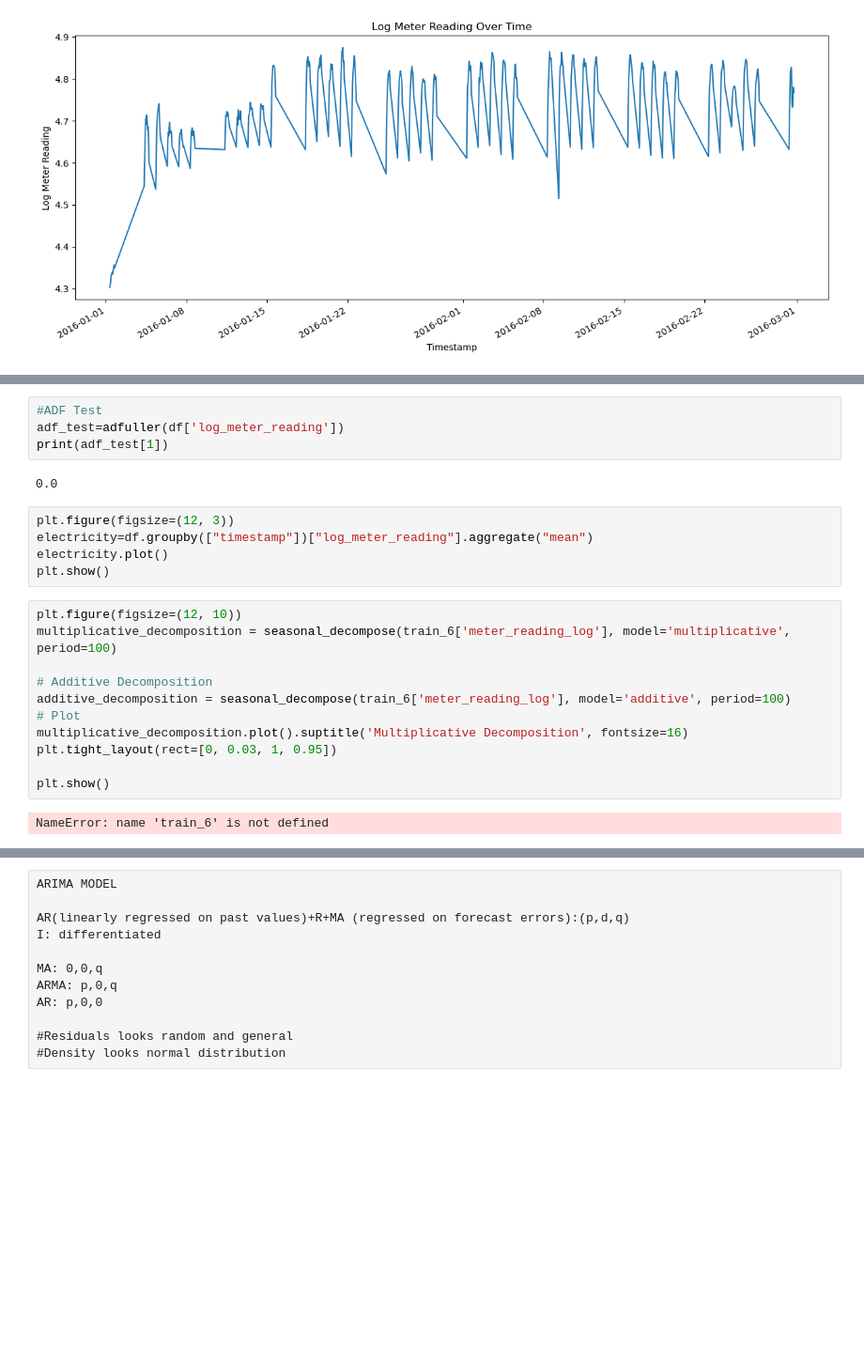
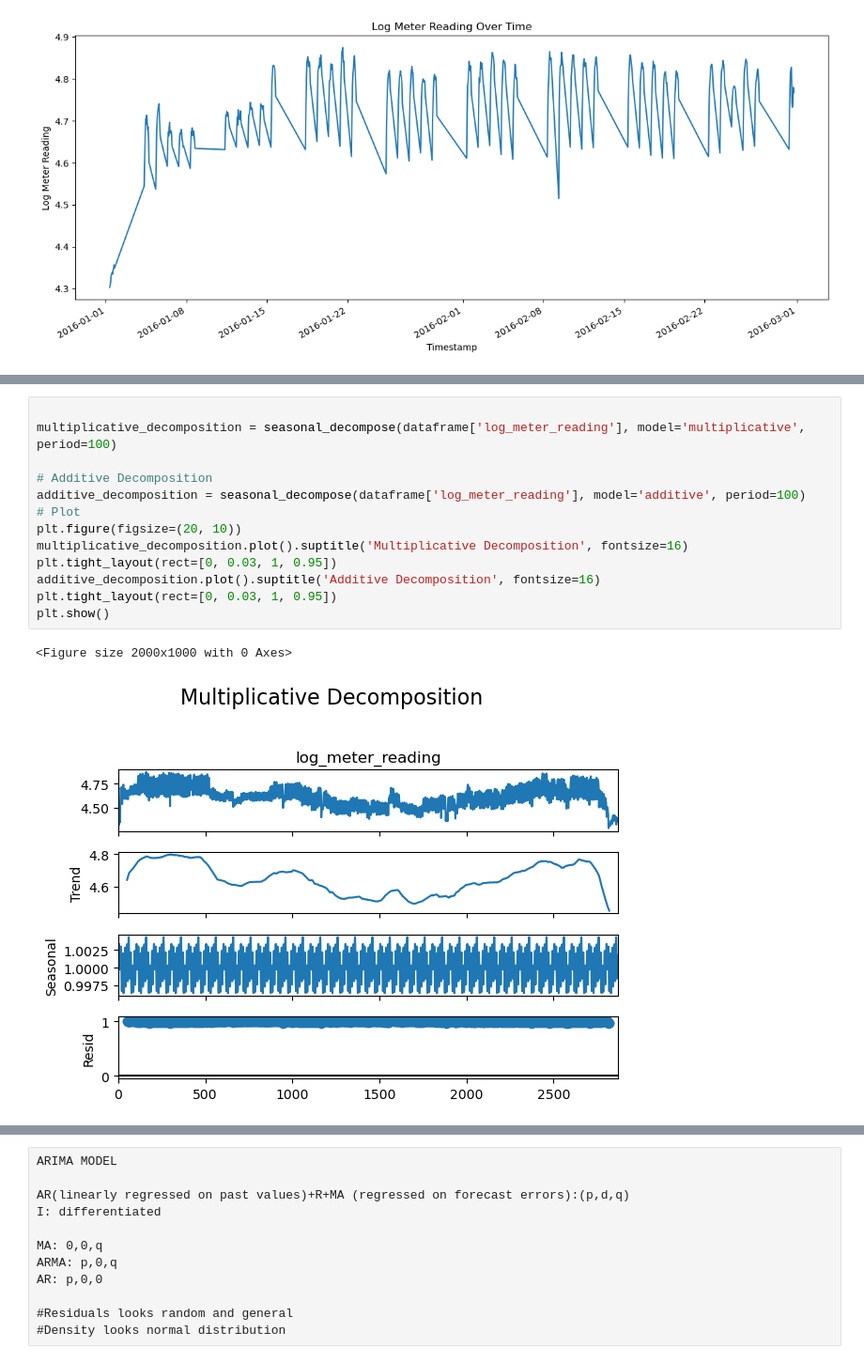
Before and after one commit to goksu-uzunturk/DI502_ElectricityPrediction, a Jupyter notebook: notebooks/ARIMA_TimeSeries_20November.ipynb, the cells around one changed output, grey strips where cells are left out. Shown at 94% size. Drawn from its saved outputs; the diff is of its cells as text; blank space fills up the shorter version.

```diff
--- a/notebooks/ARIMA_TimeSeries_20November.ipynb
+++ b/notebooks/ARIMA_TimeSeries_20November.ipynb
@@ -180,24 +167,16 @@ plt.show()
-# %%
-#ADF Test
-adf_test=adfuller(df['log_meter_reading'])
-print(adf_test[1])
-# %% [output]
-0.0
-# %%
-plt.figure(figsize=(12, 3))
-electricity=df.groupby(["timestamp"])["log_meter_reading"].aggregate("mean")
-electricity.plot()
-plt.show()
 # %%
-plt.figure(figsize=(12, 10))
-multiplicative_decomposition = seasonal_decompose(train_6['meter_reading_log'], model='multiplicative', period=100)
+
+multiplicative_decomposition = seasonal_decompose(dataframe['log_meter_reading'], model='multiplicative', period=100)
 
 # Additive Decomposition
-additive_decomposition = seasonal_decompose(train_6['meter_reading_log'], model='additive', period=100)
+additive_decomposition = seasonal_decompose(dataframe['log_meter_reading'], model='additive', period=100)
 # Plot
+plt.figure(figsize=(20, 10))
 multiplicative_decomposition.plot().suptitle('Multiplicative Decomposition', fontsize=16)
 plt.tight_layout(rect=[0, 0.03, 1, 0.95])
-
+additive_decomposition.plot().suptitle('Additive Decomposition', fontsize=16)
+plt.tight_layout(rect=[0, 0.03, 1, 0.95])
 plt.show()
 # %% [output]
-NameError: name 'train_6' is not defined
+<Figure size 2000x1000 with 0 Axes>
+[figure, added]
```
Also changed, not shown: parts of 12 cells of this notebook.
